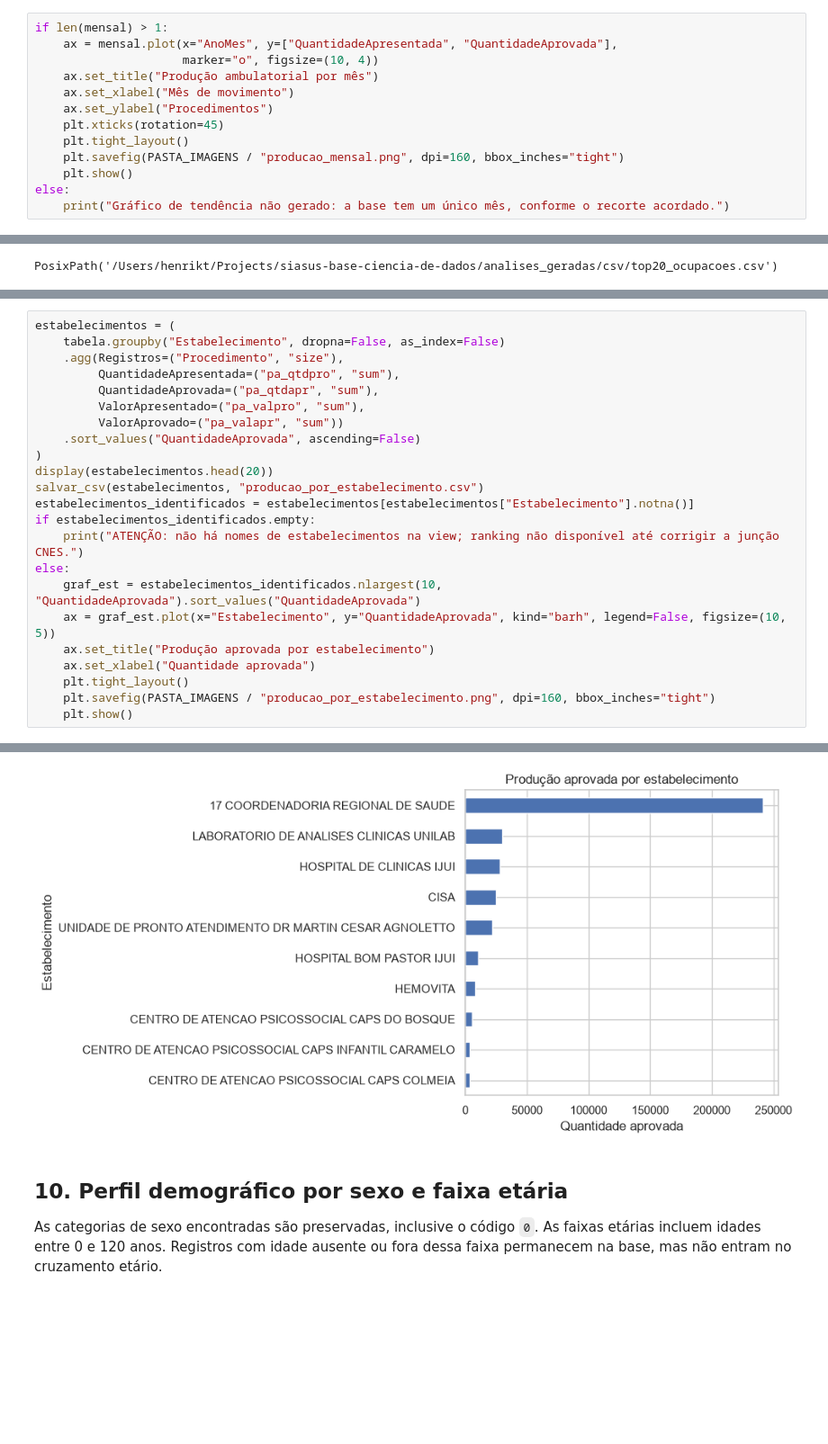
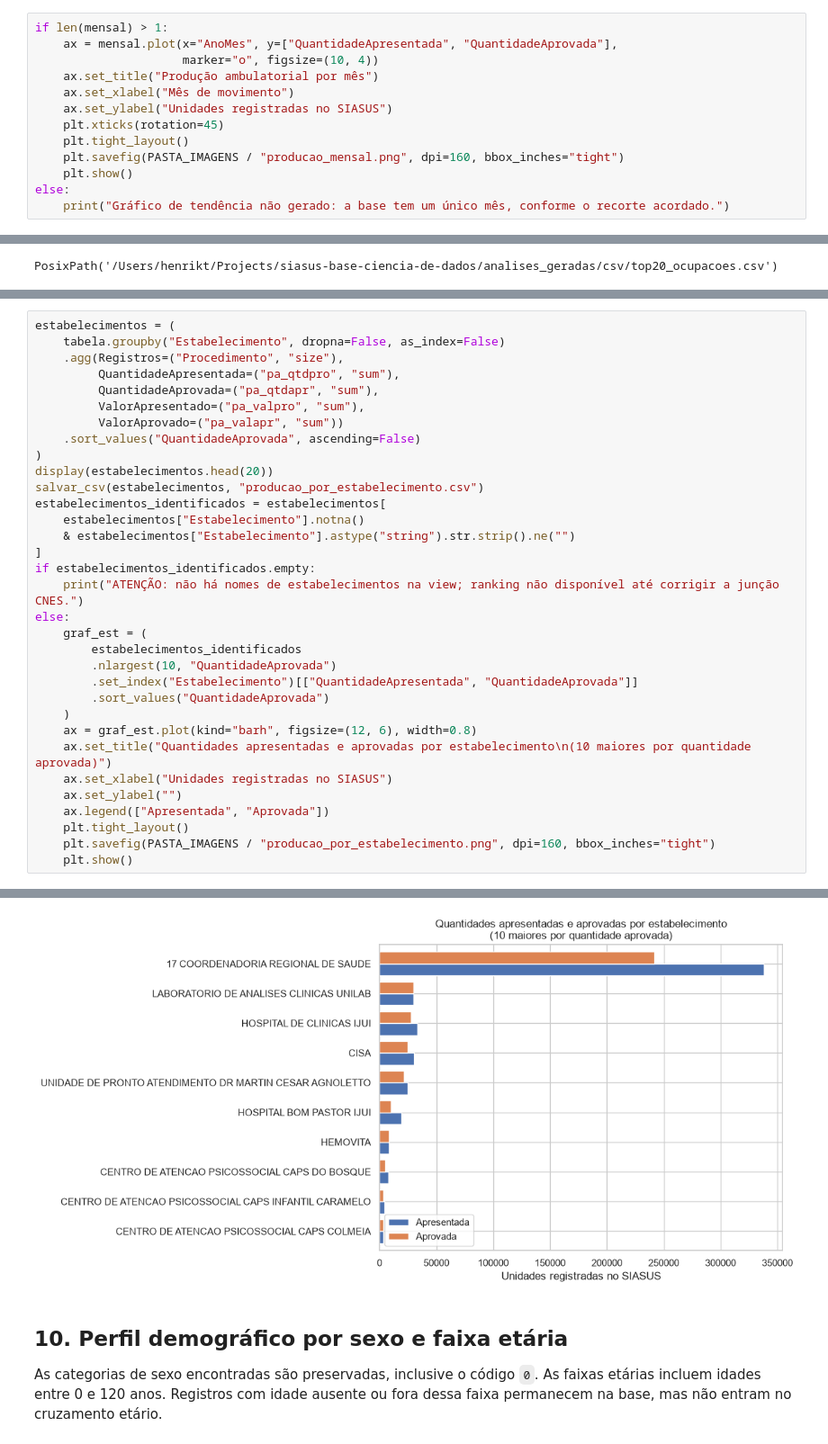
Before and after one commit to Ricardo-Donato/siasus-base-ciencia-de-dados, a Jupyter notebook: T3 - Análise e Visualização SIASUS.ipynb, the cells around one changed output, grey strips where cells are left out. Shown at 90% size. Saved outputs shown, nothing was run; the diff lists cells and outputs as text; blank space fills up the shorter version.

```diff
--- a/T3 - Análise e Visualização SIASUS.ipynb
+++ b/T3 - Análise e Visualização SIASUS.ipynb
@@ -377,7 +377,7 @@ if len(mensal) > 1:
                      marker="o", figsize=(10, 4))
     ax.set_title("Produção ambulatorial por mês")
     ax.set_xlabel("Mês de movimento")
-    ax.set_ylabel("Procedimentos")
+    ax.set_ylabel("Unidades registradas no SIASUS")
     plt.xticks(rotation=45)
     plt.tight_layout()
     plt.savefig(PASTA_IMAGENS / "producao_mensal.png", dpi=160, bbox_inches="tight")
@@ -493,39 +493,49 @@ estabelecimentos = (
          ValorAprovado=("pa_valapr", "sum"))
     .sort_values("QuantidadeAprovada", ascending=False)
 )
 display(estabelecimentos.head(20))
 salvar_csv(estabelecimentos, "producao_por_estabelecimento.csv")
-estabelecimentos_identificados = estabelecimentos[estabelecimentos["Estabelecimento"].notna()]
+estabelecimentos_identificados = estabelecimentos[
+    estabelecimentos["Estabelecimento"].notna()
+    & estabelecimentos["Estabelecimento"].astype("string").str.strip().ne("")
+]
 if estabelecimentos_identificados.empty:
     print("ATENÇÃO: não há nomes de estabelecimentos na view; ranking não disponível até corrigir a junção CNES.")
 else:
-    graf_est = estabelecimentos_identificados.nlargest(10, "QuantidadeAprovada").sort_values("QuantidadeAprovada")
-    ax = graf_est.plot(x="Estabelecimento", y="QuantidadeAprovada", kind="barh", legend=False, figsize=(10, 5))
-    ax.set_title("Produção aprovada por estabelecimento")
-    ax.set_xlabel("Quantidade aprovada")
+    graf_est = (
+        estabelecimentos_identificados
+        .nlargest(10, "QuantidadeAprovada")
+        .set_index("Estabelecimento")[["QuantidadeApresentada", "QuantidadeAprovada"]]
+        .sort_values("QuantidadeAprovada")
+    )
+    ax = graf_est.plot(kind="barh", figsize=(12, 6), width=0.8)
+    ax.set_title("Quantidades apresentadas e aprovadas por estabelecimento\n(10 maiores por quantidade aprovada)")
+    ax.set_xlabel("Unidades registradas no SIASUS")
+    ax.set_ylabel("")
+    ax.legend(["Apresentada", "Aprovada"])
     plt.tight_layout()
     plt.savefig(PASTA_IMAGENS / "producao_por_estabelecimento.png", dpi=160, bbox_inches="tight")
     plt.show()
 # %% [output]
 |  | Estabelecimento | Registros | QuantidadeApresentada | QuantidadeAprovada | ValorApresentado | ValorAprovado |
 | 0 | 17 COORDENADORIA REGIONAL DE SAUDE | 7573 | 337855.0 | 241727.0 | 1611247.92 | 1604964.56 |
 | 12 | LABORATORIO DE ANALISES CLINICAS ... | 300 | 29720.0 | 29720.0 | 147391.43 | 147391.43 |
 | 11 | HOSPITAL DE CLINICAS IJUI | 19493 | 33566.0 | 27838.0 | 3378200.00 | 3281936.03 |
 | 8 | CISA | 1766 | 30553.0 | 24659.0 | 217267.85 | 167357.92 |
 | 17 | UNIDADE DE PRONTO ATENDIMENTO DR ... | 203 | 24882.0 | 21533.0 | 68317.20 | 65916.54 |
 | 10 | HOSPITAL BOM PASTOR IJUI | 19162 | 19166.0 | 10173.0 | 353881.87 | 431744.32 |
 | 9 | HEMOVITA | 159 | 8117.0 | 8117.0 | 42124.13 | 42124.13 |
 | 4 | CENTRO DE ATENCAO PSICOSSOCIAL CA... | 4323 | 7997.0 | 5176.0 | 4592.70 | 4592.70 |
 | 5 | CENTRO DE ATENCAO PSICOSSOCIAL CA... | 2825 | 4215.0 | 3447.0 | 4002.10 | 4002.10 |
 | 3 | CENTRO DE ATENCAO PSICOSSOCIAL CA... | 1048 | 3494.0 | 3324.0 | 9161.82 | 9161.82 |
 | ... | ... | ... | ... | ... | ... | ... |
 | 13 | LABORATORIO MALLMANN | 73 | 1847.0 | 1847.0 | 10015.51 | 10015.51 |
 | 14 | LABORATORIO OSVALDO CRUZ | 80 | 1320.0 | 1320.0 | 8649.54 | 8649.54 |
 | 16 | SAMU 192 SB46 IJUI | 18 | 336.0 | 336.0 | 960.80 | 960.80 |
 | 15 | SAMU 192 SA16 IJUI | 67 | 252.0 | 252.0 | 0.00 | 0.00 |
 | 6 | CENTRO DE REFERENCIA REGIONAL EM ... | 56 | 70.0 | 70.0 | 361.74 | 361.74 |
 CSV salvo: /Users/henrikt/Projects/siasus-base-ciencia-de-dados/analises_geradas/csv/producao_por_estabelecimento.csv
-[figure, old version]
+[figure, new version]
 # %% [markdown]
 ## 10. Perfil demográfico por sexo e faixa etária
 
```
Also changed, not shown: parts of 10 cells of this notebook, 5 other files.
